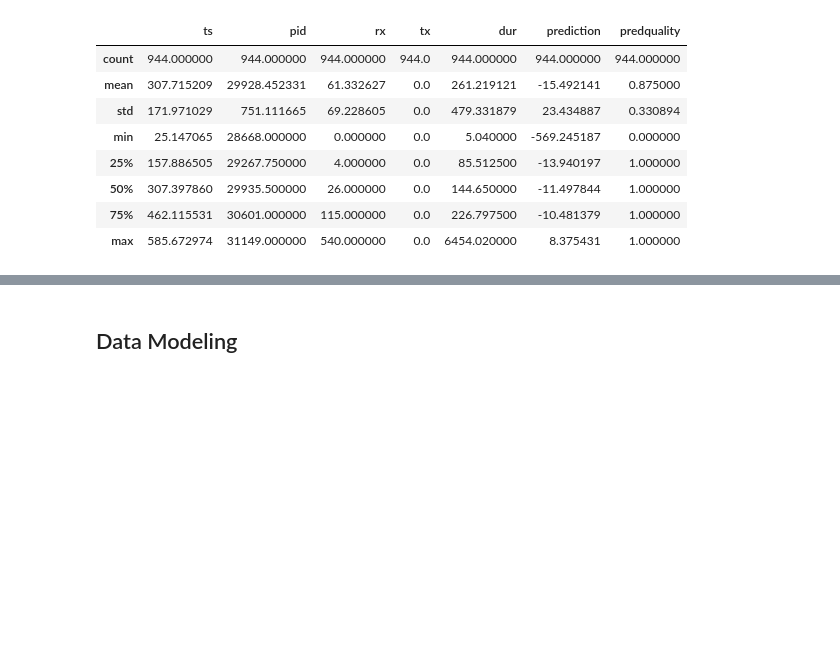
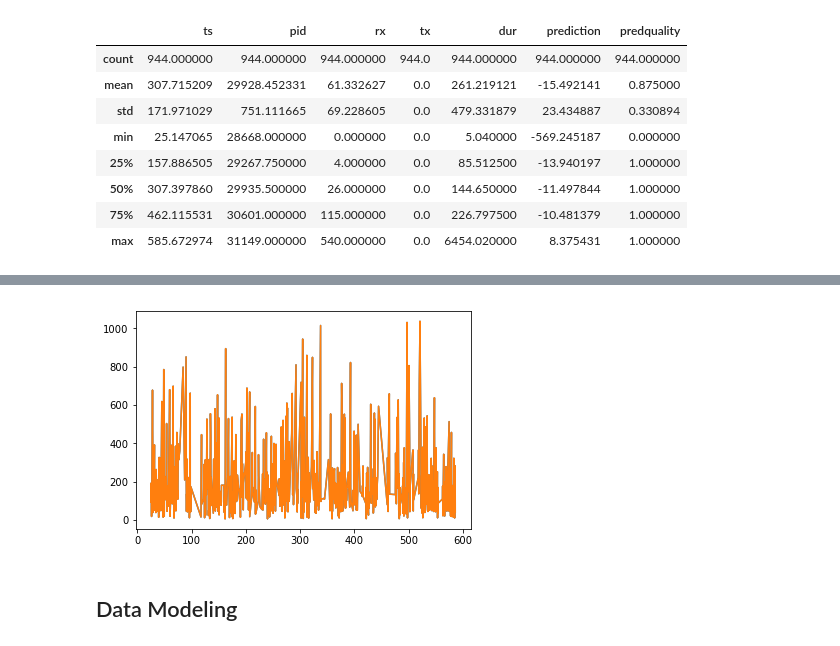
Before and after one commit to alivalehi/challenge1, a Jupyter notebook: preprocessing_v2.ipynb, the cells around one changed output, grey strips where cells are left out. Saved outputs shown, nothing was run; the diff lists cells and outputs as text; code cells hidden in the pictures; blank space fills up the shorter version.

```diff
--- a/preprocessing_v2.ipynb
+++ b/preprocessing_v2.ipynb
@@ -87,4 +87,10 @@ thres = np.percentile(tile_dist,99)
 df_outliers = df_tcplife.loc[df_tcplife['dur']>thres]
+# %%
+df_tcplife.loc[(df_tcplife['dur']<thres)].shape
+plt.plot(df_tcplife.loc[(df_tcplife['dur']<thres)].ts,df_tcplife.loc[(df_tcplife['dur']<thres)].dur)
+plt.show()
+# %% [output]
+[figure, added]
 # %% [markdown]
 ## Data Modeling
 # %%
```
Also changed, not shown: parts of 6 cells of this notebook.
